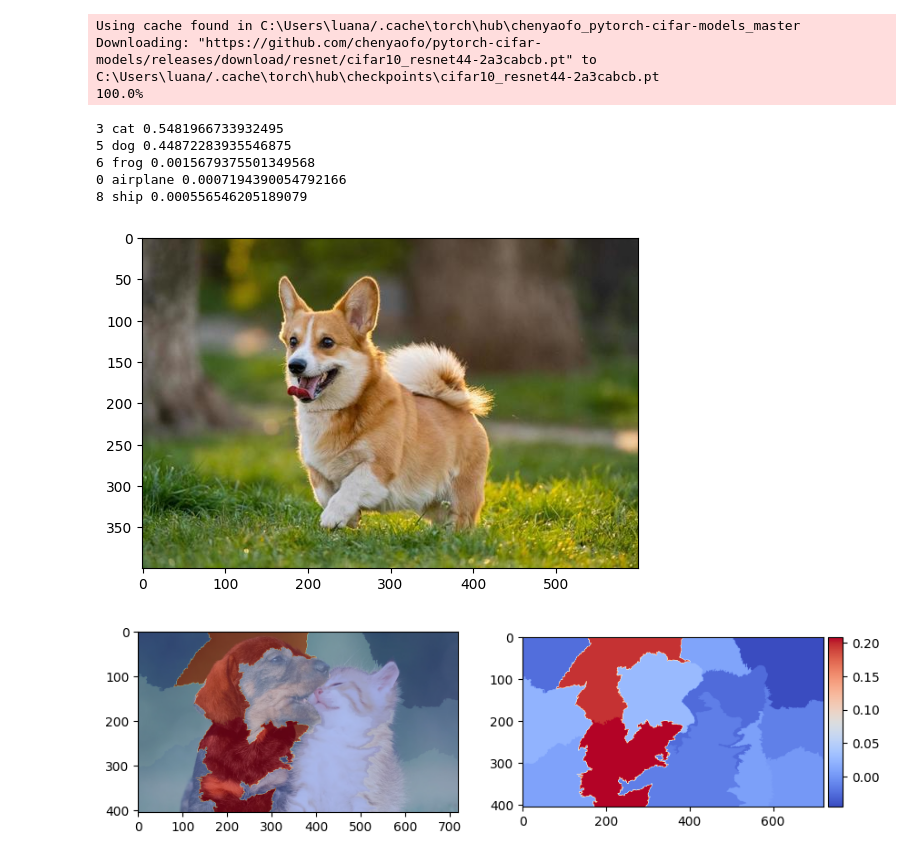
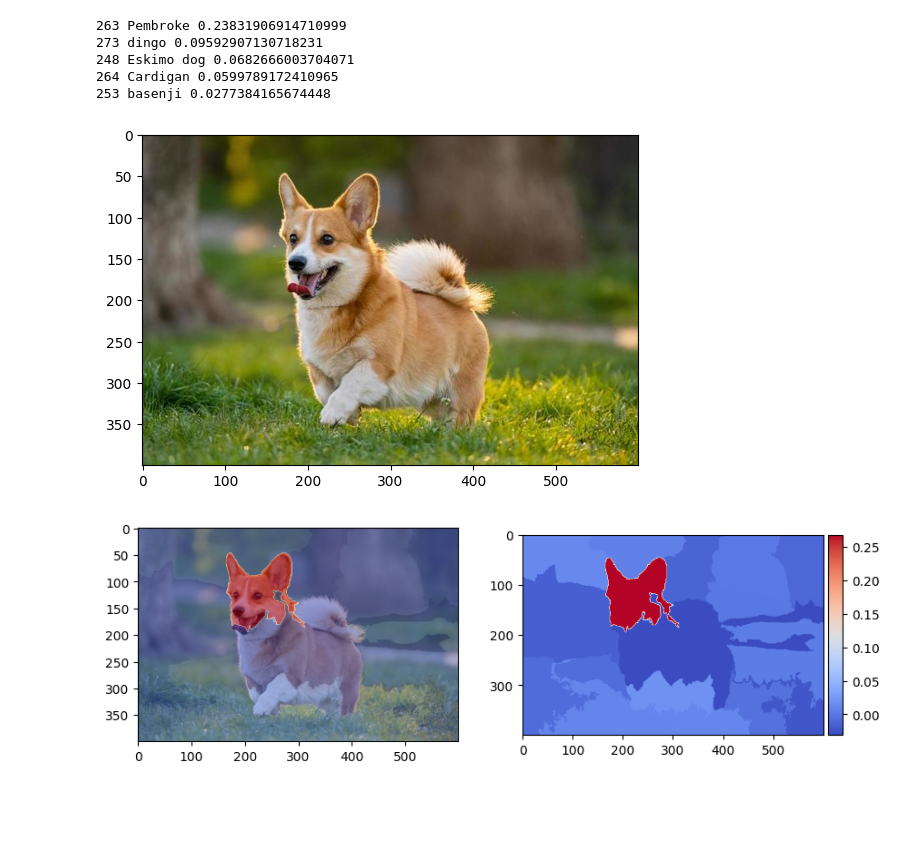
Before and after one commit to LuanAdemi/glime-proto, a Jupyter notebook: test_lime.ipynb, the cells around one changed output. Drawn from its saved outputs; the diff is of its cells as text; code cells hidden in the pictures; blank space fills up the shorter version.

```diff
--- a/test_lime.ipynb
+++ b/test_lime.ipynb
@@ -6,34 +6,30 @@ from torchvision import transforms
 
 device = torch.device("cuda" if torch.cuda.is_available() else "cpu")
 
-resnet32 = torch.hub.load("chenyaofo/pytorch-cifar-models", "cifar10_resnet44", pretrained=True).to(device)
+model = models.resnet18(pretrained=True).to(device)
-# %% [output]
-Using cache found in C:\Users\luana/.cache\torch\hub\chenyaofo_pytorch-cifar-models_master
-Downloading: "https://github.com/chenyaofo/pytorch-cifar-models/releases/download/resnet/cifar10_resnet44-2a3cabcb.pt" to C:\Users\luana/.cache\torch\hub\checkpoints\cifar10_resnet44-2a3cabcb.pt
-100.0%
 # %%
 # test the pretrained model using a sample image
 
 input_image = Image.open("data/dog.jpg")
 
 preprocess = transforms.Compose([
-    transforms.Resize(32),
-    #transforms.CenterCrop(32),
+    transforms.Resize(256),
+    transforms.CenterCrop(256),
     transforms.ToTensor(),
 ])
 input_tensor = preprocess(input_image)
 input_batch = input_tensor.unsqueeze(0).to(device) # create a mini-batch as expected by the model
 
 
-resnet32.eval()
+model.eval()
 with torch.no_grad():
-    output = resnet32(input_batch)
+    output = model(input_batch)
 
 # The output has unnormalized scores. To get probabilities, you can run a softmax on it.
 probabilities = torch.nn.functional.softmax(output[0], dim=0)
 
 # Read the categories
-with open("cifar10_classes.txt", "r") as f:
+with open("data/imgnet_classes.txt", "r") as f:
     categories = [s.strip() for s in f.readlines()]
 
 # Show top categories per image
@@ -47,24 +43,24 @@ import numpy as np
 plt.imshow(np.asarray(input_image))
 plt.show()
 # %% [output]
-3 cat 0.5481966733932495
-5 dog 0.44872283935546875
-6 frog 0.0015679375501349568
-0 airplane 0.0007194390054792166
-8 ship 0.000556546205189079
+263 Pembroke 0.23831906914710999
+273 dingo 0.09592907130718231
+248 Eskimo dog 0.0682666003704071
+264 Cardigan 0.0599789172410965
+253 basenji 0.0277384165674448
 [figure]
 # %%
 from lime import BinarySampler, LIMEExplainer, ExponentialKernel
 from skimage.segmentation import slic
 
 instance = np.asarray(input_image)
-segments = slic(instance, n_segments=20, compactness=10)
+segments = slic(instance, n_segments=25, compactness=10)
 
 kernel = ExponentialKernel(1e5)
 sampler = BinarySampler(segments, n_jobs=8, alpha=0.7)
-explainer = LIMEExplainer(similarity_kernel=kernel, sampler=sampler, model=resnet32, preprocess=preprocess)
+explainer = LIMEExplainer(similarity_kernel=kernel, sampler=sampler, model=model, preprocess=preprocess)
 # %%
-# explain dog
-importances = explainer.explain(instance, class_to_explain=5, n_pertubations=700)
+# explain Pembroke
+importances = explainer.explain(instance, class_to_explain=263, n_pertubations=700)
 # %% [output]
-[figure, old version]
+[figure, new version]
```
Also changed, not shown: parts of 1 cell of this notebook, 13 other files.
